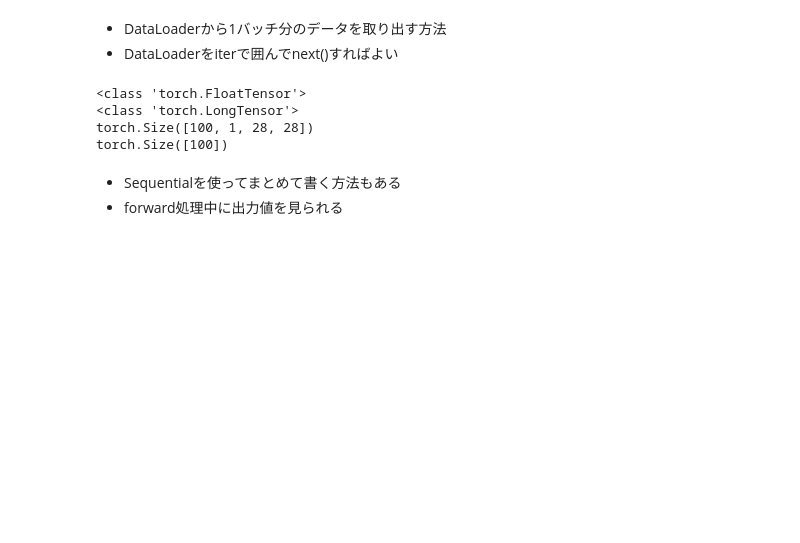
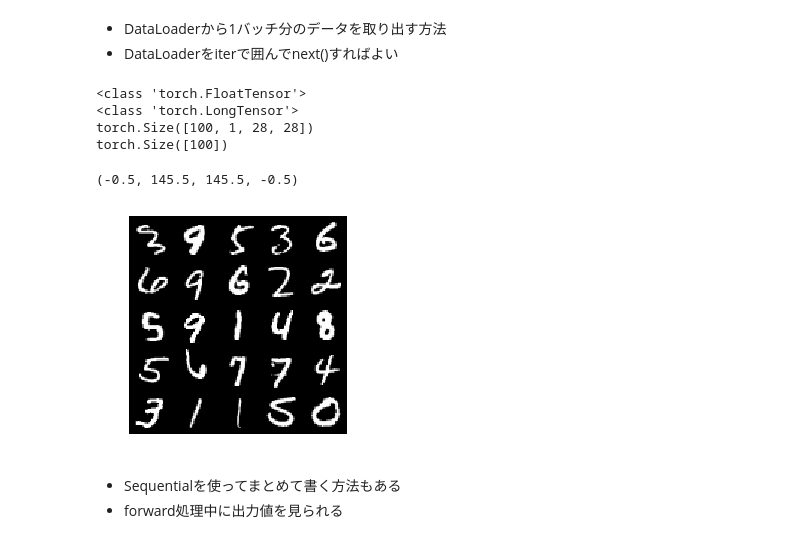
Before and after one commit to aidiary/notebooks, a Jupyter notebook: pytorch/180203-multilayer-perceptron.ipynb, the cells around one changed output. Saved outputs shown, nothing was run; the diff lists cells and outputs as text; code cells hidden in the pictures; blank space fills up the shorter version.

```diff
--- a/pytorch/180203-multilayer-perceptron.ipynb
+++ b/pytorch/180203-multilayer-perceptron.ipynb
@@ -57,6 +58,24 @@ print(label.size())  # torch.Size([100])
 <class 'torch.LongTensor'>
 torch.Size([100, 1, 28, 28])
 torch.Size([100])
+# %%
+# 可視化
+import matplotlib.pyplot as plt
+import numpy as np
+%matplotlib inline
+
+def imshow(img):
+    npimg = img.numpy()
+    # [c, h, w] => [h, w, c]
+    plt.imshow(np.transpose(npimg, (1, 2, 0)))
+
+images, labels = iter(train_loader).next()
+images, labels = images[:25], labels[:25]
+imshow(torchvision.utils.make_grid(images, nrow=5, padding=1))
+plt.axis('off')
+# %% [output]
+(-0.5, 145.5, 145.5, -0.5)
+[figure, added]
 # %%
 class MultiLayerPerceptron(nn.Module):
 
```
Also changed, not shown: parts of 1 cell of this notebook.
